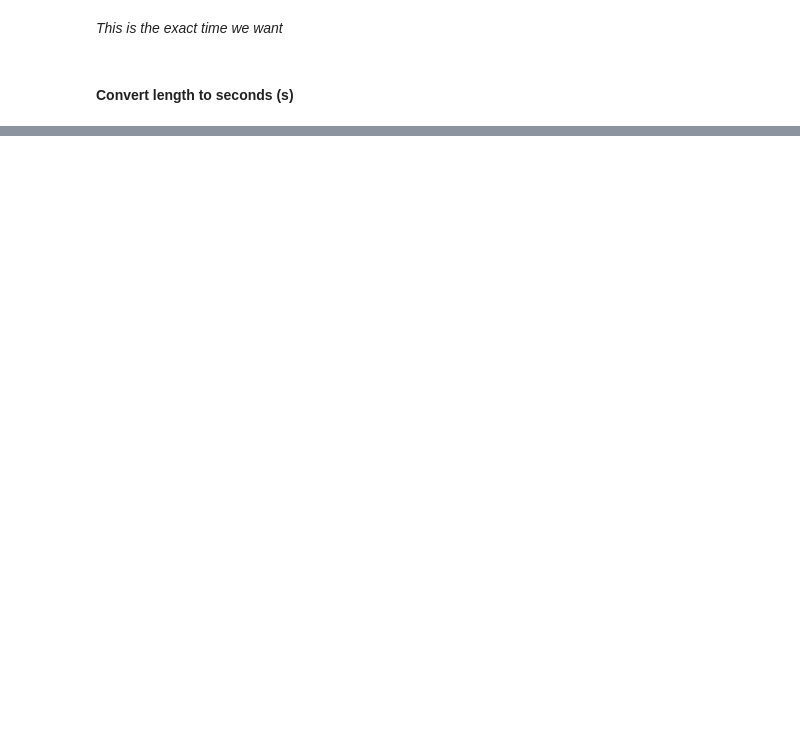
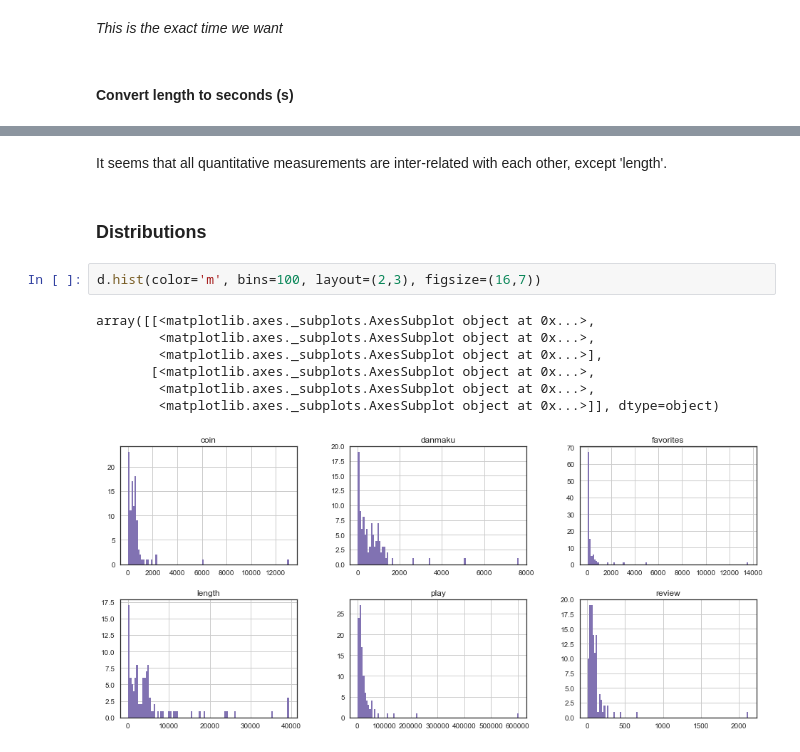
Before and after one commit to estepona/Python-Visualization-Exercise, a Jupyter notebook: 5 VirgooTeam Videos Analysis/VirgooTeam Videos Analysis.ipynb, the cells around one changed output, grey strips where cells are left out. Drawn from its saved outputs; the diff is of its cells as text; blank space fills up the shorter version.

```diff
--- a/5 VirgooTeam Videos Analysis/VirgooTeam Videos Analysis.ipynb
+++ b/5 VirgooTeam Videos Analysis/VirgooTeam Videos Analysis.ipynb
@@ -160,0 +192,14 @@ int(aa.split(':')[-1]) + int(aa.split(':')[-2])*60
+# %% [markdown]
+It seems that all quantitative measurements are inter-related with each other, except 'length'.
+# %% [markdown]
+### Distributions
+# %%
+d.hist(color='m', bins=100, layout=(2,3), figsize=(16,7))
+# %% [output]
+array([[<matplotlib.axes._subplots.AxesSubplot object at 0x...>,
+        <matplotlib.axes._subplots.AxesSubplot object at 0x...>,
+        <matplotlib.axes._subplots.AxesSubplot object at 0x...>],
+       [<matplotlib.axes._subplots.AxesSubplot object at 0x...>,
+        <matplotlib.axes._subplots.AxesSubplot object at 0x...>,
+        <matplotlib.axes._subplots.AxesSubplot object at 0x...>]], dtype=object)
+[figure, added]
```
Also changed, not shown: parts of 36 cells of this notebook.
